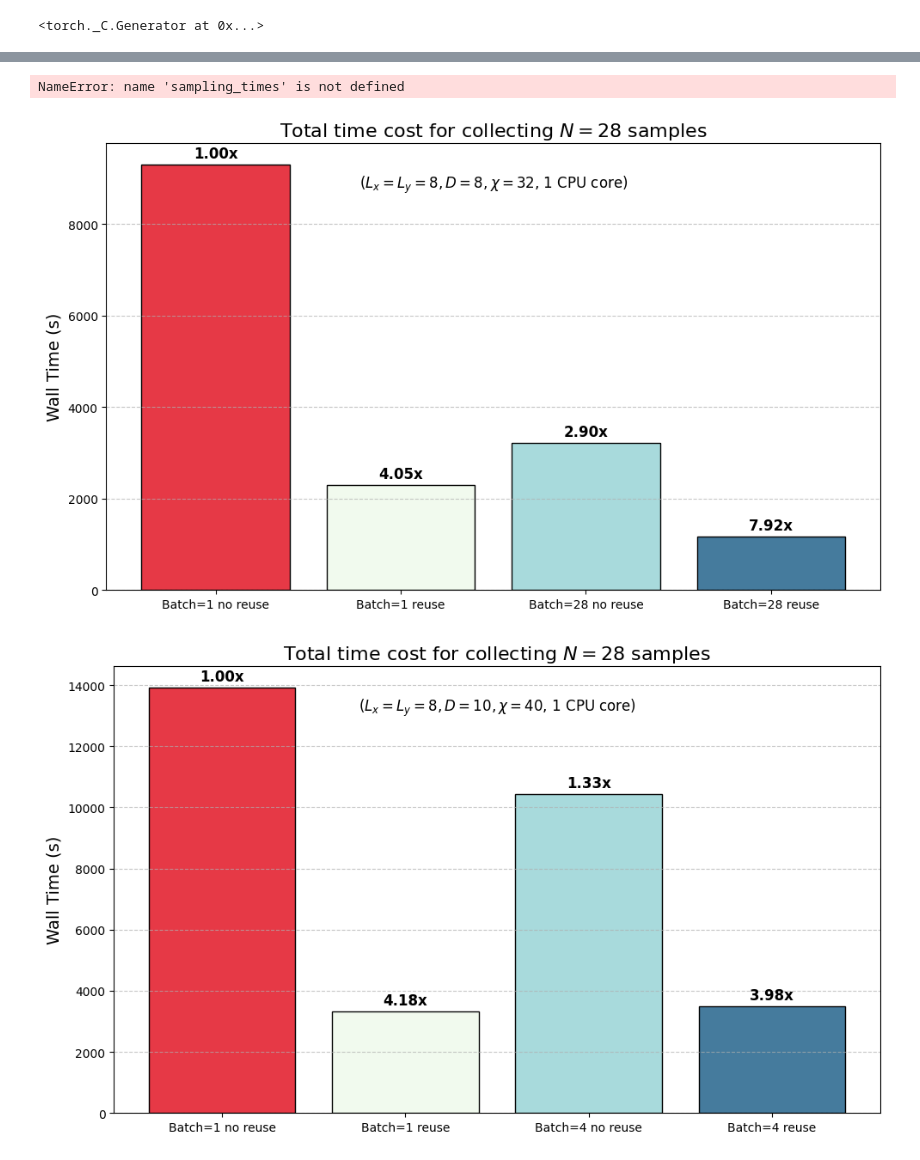
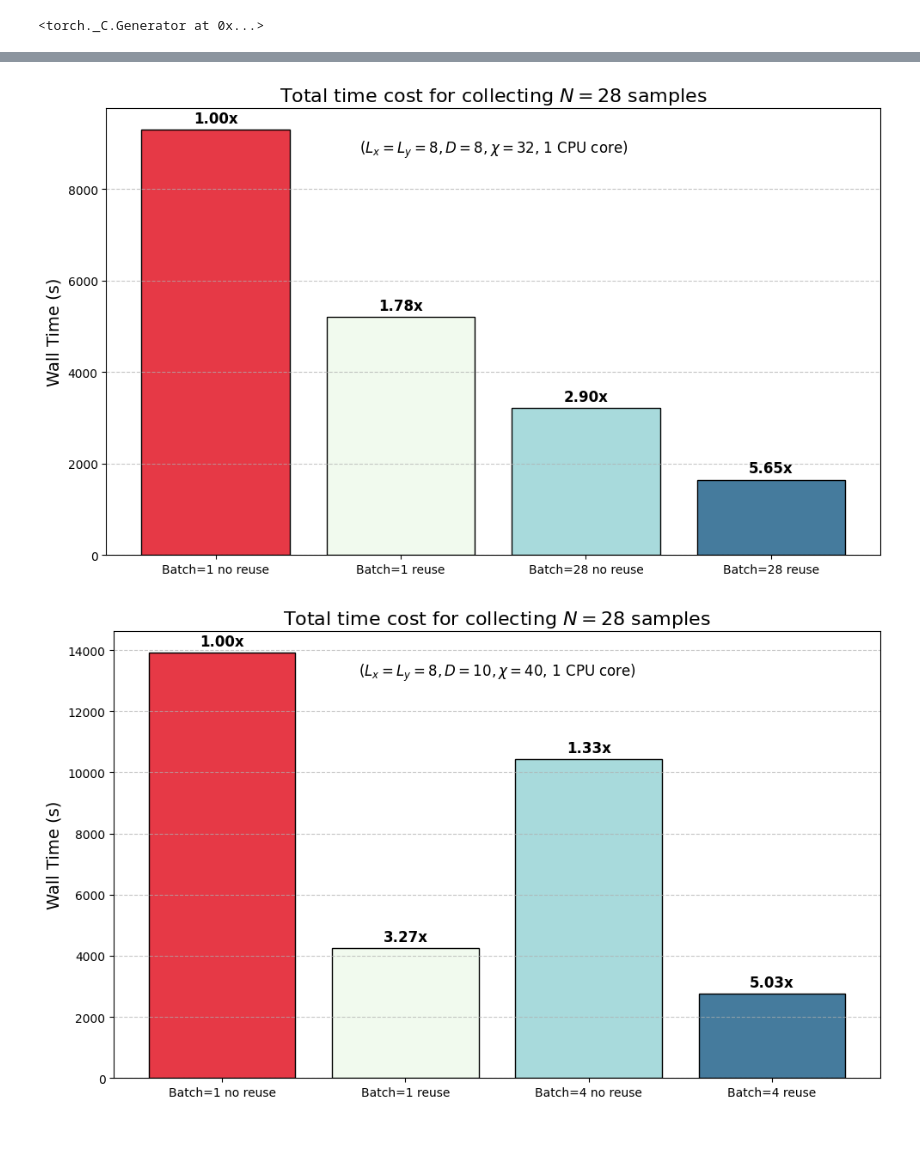
Before and after one commit to sjdu10/vmc_torch, a Jupyter notebook: vmc_torch/experiment/vmap/sampling_time.ipynb, the cells around one changed output, grey strips where cells are left out. Saved outputs shown, nothing was run; the diff lists cells and outputs as text; code cells hidden in the pictures.

```diff
--- a/vmc_torch/experiment/vmap/sampling_time.ipynb
+++ b/vmc_torch/experiment/vmap/sampling_time.ipynb
@@ -243,52 +247,50 @@ ax[2].set_title('Total Time (Sampling + Energy Eval)')
 for a in ax:
     a.legend()
 plt.tight_layout()
-plt.suptitle(r'Time Scaling with Batch Size ($D=4, \chi=16$)', y=1.05)
+plt.suptitle(rf'VMC Time Cost Scaling with Batch Size ($D={D}, \chi={chi}$)', y=1.05)
 plt.savefig(f'./debug/D={D}_sampling_time_B_scaling.pdf', dpi=300)
 plt.show()
-# %% [output]
-NameError: name 'sampling_times' is not defined
 # %%
 import matplotlib.pyplot as plt
 
 # Data
 B1_no_reuse = 332 * 28
-B1_reuse = 82 * 28
+B1_reuse = 186 * 28
 B28_no_reuse = 3208
-B28_reuse = 1174
+B28_reuse = 1646
 
 times = [B1_no_reuse, B1_reuse, B28_no_reuse, B28_reuse]
 labels = ['Batch=1 no reuse', 'Batch=1 reuse', 'Batch=28 no reuse', 'Batch=28 reuse']
 # Calculate speedup relative to the baseline
 speedups = [B1_no_reuse / t for t in times]
 
 # Plotting
 fig, ax = plt.subplots(1, 1, figsize=(10, 6))
 bars = ax.bar(labels, times, color=['#e63946', '#f1faee', '#a8dadc', '#457b9d'], edgecolor='black')
 
 # Labeling speedup on top
 # fmt='%.2f' handles the float formatting
 # padding is the distance between bar top and text
 ax.bar_label(bars, labels=[f'{s:.2f}x' for s in speedups], padding=3, fontsize=12, fontweight='bold')
 
 ax.set_ylabel('Wall Time (s)', fontsize=14)
 ax.set_title(r'Total time cost for collecting $N=28$ samples', fontsize=16)
 ax.text(0.5, 0.9, '($L_x=L_y=8, D=8, \chi=32$, 1 CPU core)', fontsize=12, ha='center', transform=ax.transAxes)
 ax.grid(axis='y', linestyle='--', alpha=0.7)
 
 plt.tight_layout()
 plt.savefig('./debug/NN-fPEPS_timing.pdf', dpi=300)
 plt.show()
 # %% [output]
-[figure, old version]
+[figure, new version]
 # %%
 import matplotlib.pyplot as plt
 
 # Data
 B1_no_reuse = 497 * 28
-B1_reuse = 119 * 28
+B1_reuse = 152 * 28
 B4_no_reuse = 1491 * 7
-B4_reuse = 499 * 7
+B4_reuse = 395 * 7
 
 times = [B1_no_reuse, B1_reuse, B4_no_reuse, B4_reuse]
 labels = ['Batch=1 no reuse', 'Batch=1 reuse', 'Batch=4 no reuse', 'Batch=4 reuse']
@@ -310,10 +312,10 @@ ax.text(0.5, 0.9, '($L_x=L_y=8, D=10, \chi=40$, 1 CPU core)', fontsize=12, ha='c
 ax.grid(axis='y', linestyle='--', alpha=0.7)
 
 plt.tight_layout()
-plt.savefig('pure_fPEPS_timing.pdf', dpi=300)
+plt.savefig('./debug/pure_fPEPS_timing.pdf', dpi=300)
 plt.show()
 # %% [output]
-[figure, old version]
+[figure, new version]
 # %%
 # performance degrade when multiple cores are used on one node
 # probably due to memory bandwidth contention
```
Also changed, not shown: parts of 2 cells of this notebook, 9 other files.
